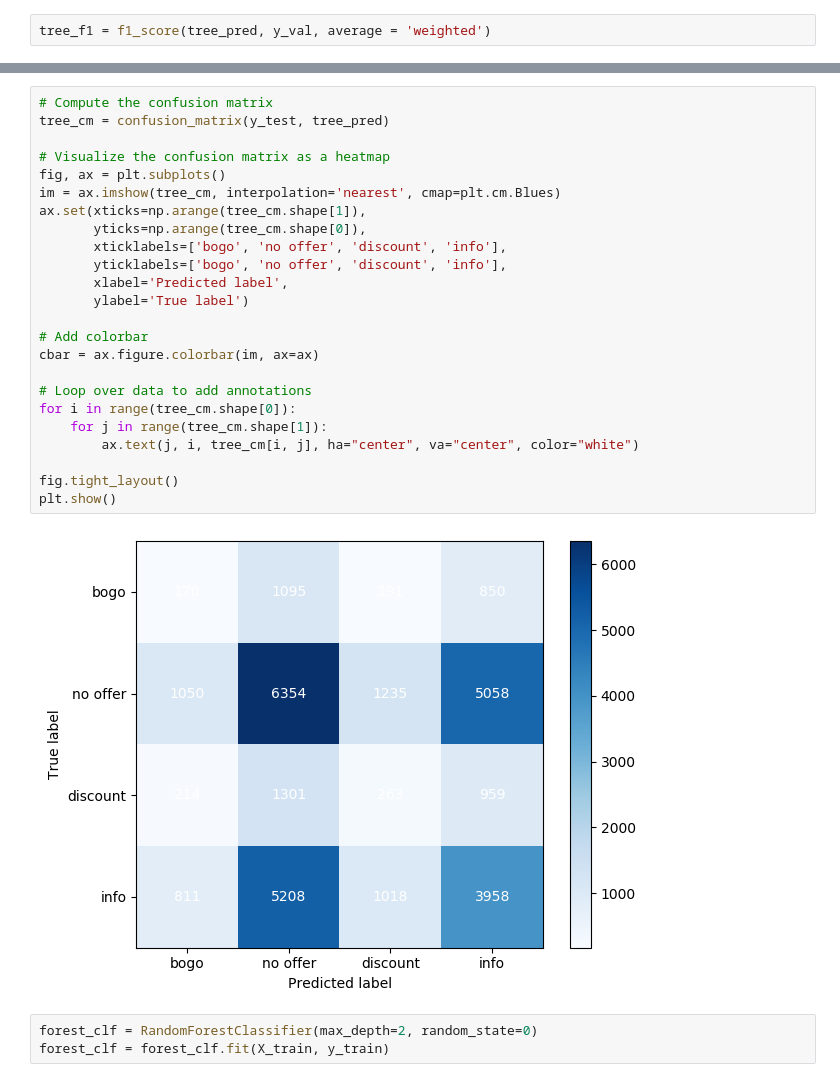
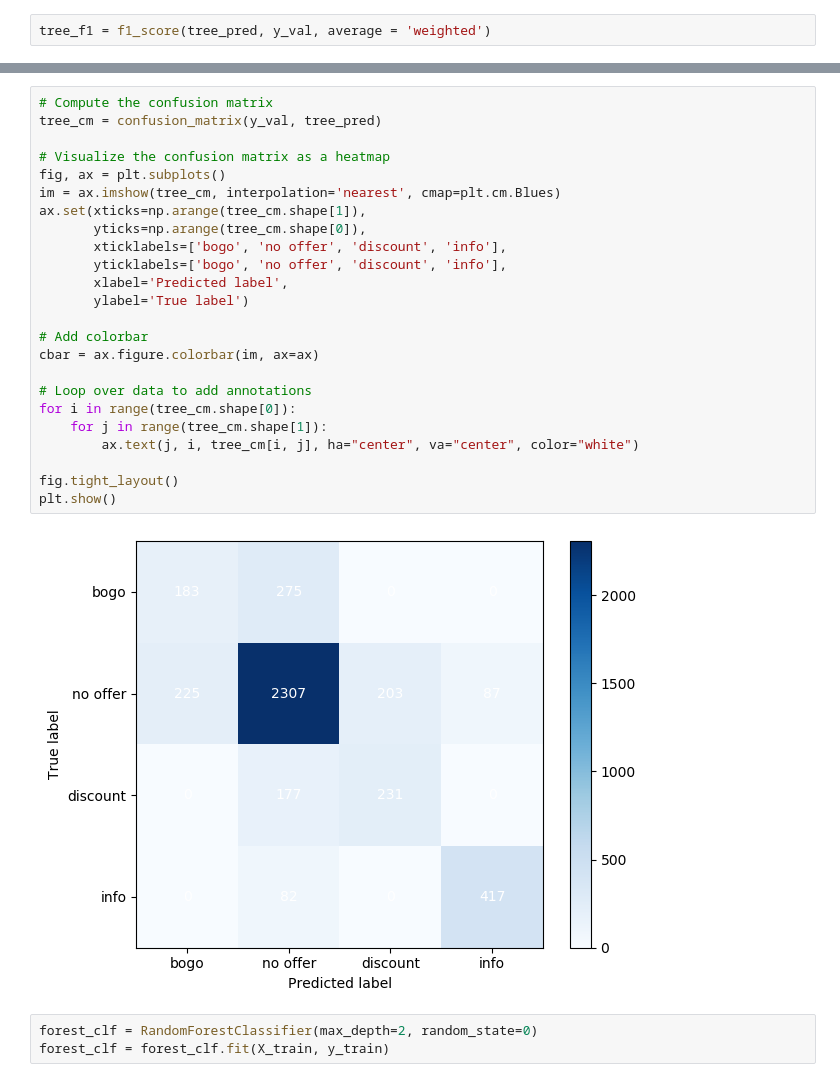
Before and after one commit to ShantiRoseCodes/aws_mle_capstone_project, a Jupyter notebook: ml_usertype.ipynb, the cells around one changed output, grey strips where cells are left out. Drawn from its saved outputs; the diff is of its cells as text.

```diff
--- a/ml_usertype.ipynb
+++ b/ml_usertype.ipynb
@@ -189,29 +178,29 @@ Feature ranking:
 # %%
 # Compute the confusion matrix
-tree_cm = confusion_matrix(y_test, tree_pred)
+tree_cm = confusion_matrix(y_val, tree_pred)
 
 # Visualize the confusion matrix as a heatmap
 fig, ax = plt.subplots()
 im = ax.imshow(tree_cm, interpolation='nearest', cmap=plt.cm.Blues)
 ax.set(xticks=np.arange(tree_cm.shape[1]),
        yticks=np.arange(tree_cm.shape[0]),
        xticklabels=['bogo', 'no offer', 'discount', 'info'],
        yticklabels=['bogo', 'no offer', 'discount', 'info'],
        xlabel='Predicted label',
        ylabel='True label')
 
 # Add colorbar
 cbar = ax.figure.colorbar(im, ax=ax)
 
 # Loop over data to add annotations
 for i in range(tree_cm.shape[0]):
     for j in range(tree_cm.shape[1]):
         ax.text(j, i, tree_cm[i, j], ha="center", va="center", color="white")
 
 fig.tight_layout()
 plt.show()
 # %% [output]
-[figure, old version]
+[figure, new version]
 # %%
 forest_clf = RandomForestClassifier(max_depth=2, random_state=0)
 forest_clf = forest_clf.fit(X_train, y_train)
```
Also changed, not shown: parts of 41 cells of this notebook, 25 other files.
